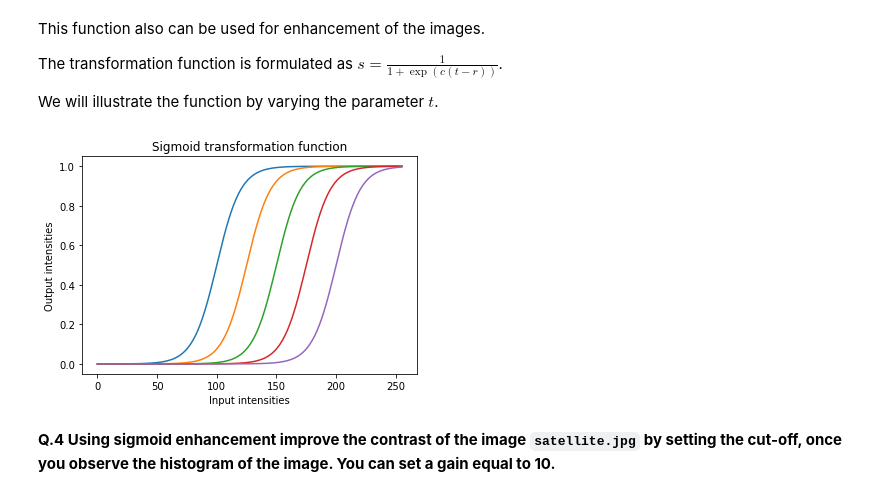
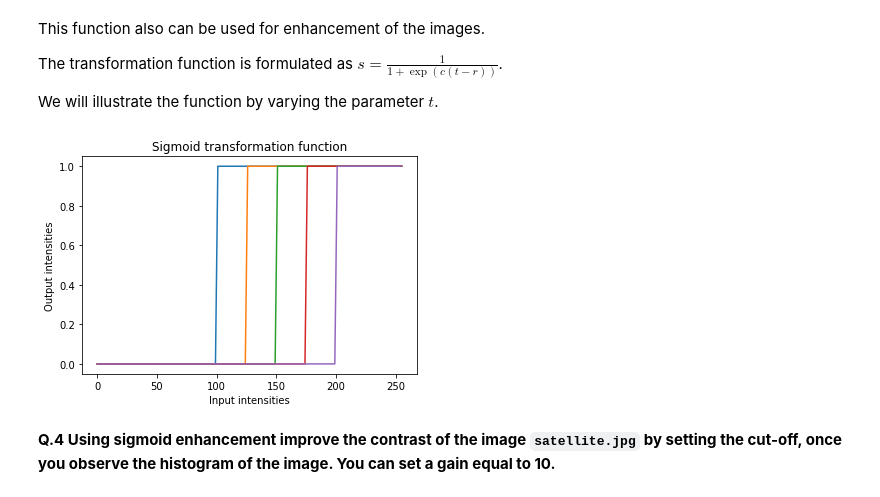
Before and after one commit to AntoineMerlet/B31XB-IIP-TP-1718, a Jupyter notebook: 2-image-enhancement/2-enhancement.ipynb, the cells around one changed output. Cells and saved outputs as stored; diff of their text form; code cells hidden in the pictures.

```diff
--- a/2-image-enhancement/2-enhancement.ipynb
+++ b/2-image-enhancement/2-enhancement.ipynb
@@ -140,20 +165,20 @@ We will illustrate the function by varying the parameter $t$.
 # %%
 # Define a set of 256 values ranging from 0 to 255
 x = np.arange(256, dtype='float')
 
 # Define the parameter c
 cut_off = np.linspace(100., 200., num=5)
 
 # Plot the transform function
 plt.figure()
 for t in cut_off:
-    plt.plot(x, exposure.adjust_sigmoid(x, cutoff=t, gain=.1))
+    plt.plot(x, exposure.adjust_sigmoid(x, cutoff=t, gain=10))
 plt.xlabel('Input intensities')
 plt.ylabel('Output intensities')
 plt.title('Sigmoid transformation function')
 plt.axis('tight')
 plt.show()
 # %% [output]
-[figure, old version]
+[figure, new version]
 # %% [markdown]
 **Q.4 Using sigmoid enhancement improve the contrast of the image `satellite.jpg` by setting the cut-off, once you observe the histogram of the image. You can set a gain equal to 10.**
```
Also changed, not shown: parts of 13 cells of this notebook.
